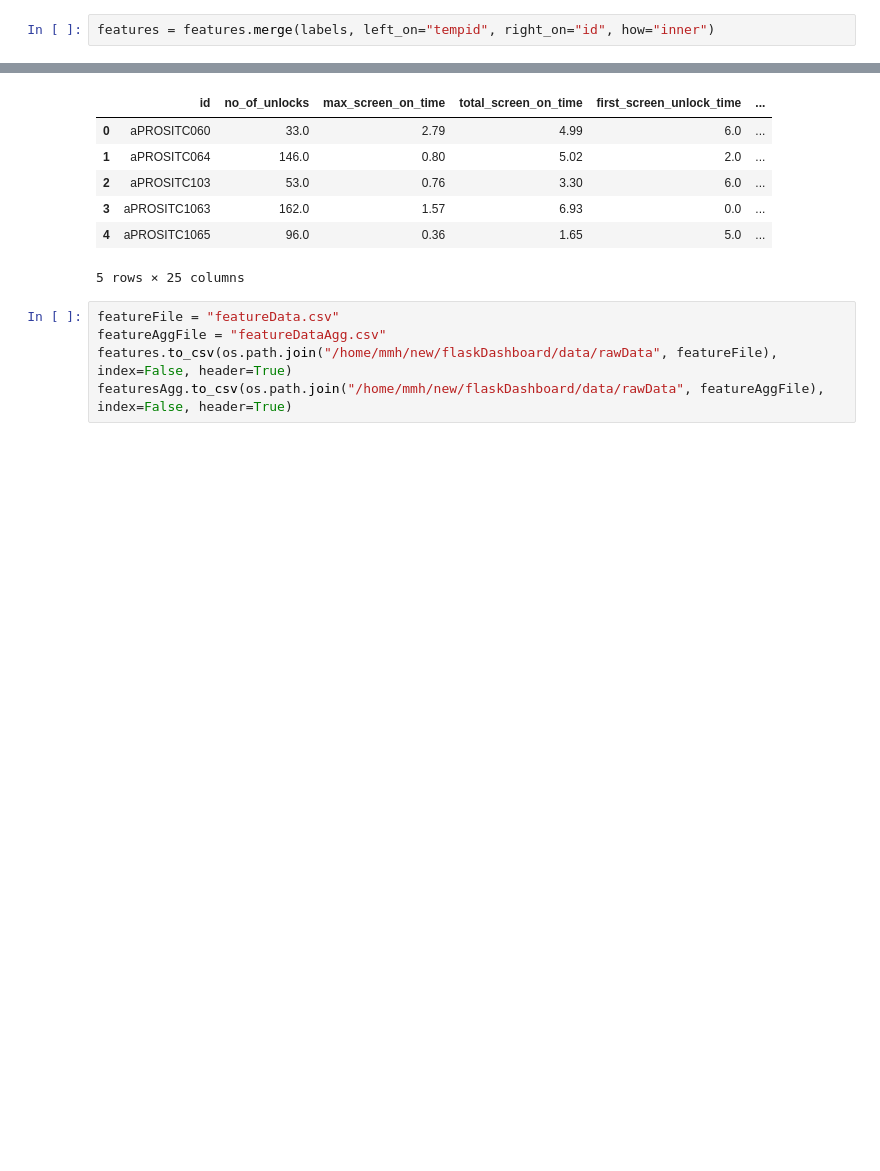
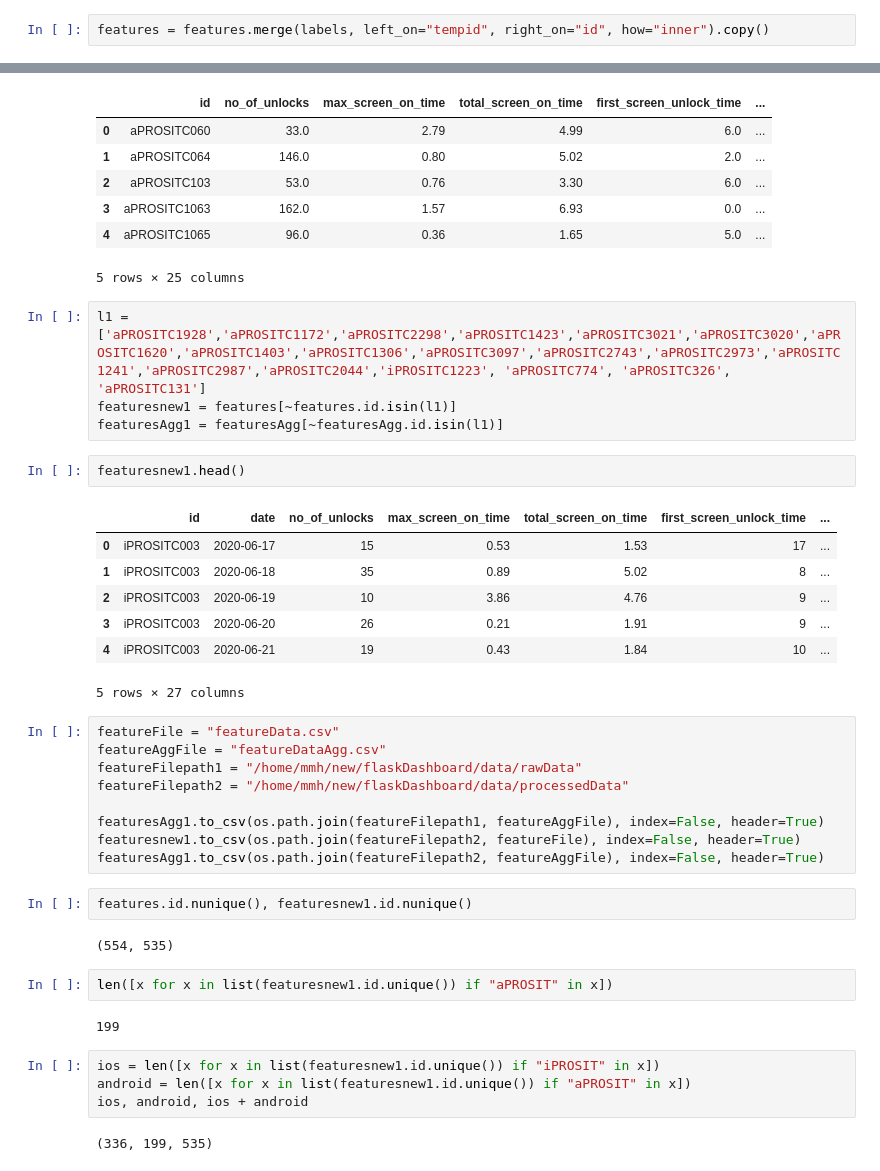
Before and after one commit to mohd-muzamil/flaskDashboard, a Jupyter notebook: preprocessing/featureEngineering/featureMergeImportant.ipynb, the cells around one changed output, grey strips where cells are left out. Drawn from its saved outputs; the diff is of its cells as text; blank space fills up the shorter version.

```diff
--- a/preprocessing/featureEngineering/featureMergeImportant.ipynb
+++ b/preprocessing/featureEngineering/featureMergeImportant.ipynb
@@ -57,7 +61,7 @@ iosFeatures.shape, androidFeatures.shape, features.shape
 # %% [output]
 ((10611, 24), (7582, 24), (18193, 24))
 # %%
-features = features.merge(labels, left_on="tempid", right_on="id", how="inner")
+features = features.merge(labels, left_on="tempid", right_on="id", how="inner").copy()
 # %%
 features.drop(["tempid", "id_y"], axis=1, inplace=True)
 # %%
@@ -122,8 +114,40 @@ featuresAgg.head()
 | 3 | aPROSITC1063 | 162.0 | 1.57 | 6.93 | 0.0 | ... |
 | 4 | aPROSITC1065 | 96.0 | 0.36 | 1.65 | 5.0 | ... |
 5 rows × 25 columns
+# %%
+l1 = ['aPROSITC1928','aPROSITC1172','aPROSITC2298','aPROSITC1423','aPROSITC3021','aPROSITC3020','aPROSITC1620','aPROSITC1403','aPROSITC1306','aPROSITC3097','aPROSITC2743','aPROSITC2973','aPROSITC1241','aPROSITC2987','aPROSITC2044','iPROSITC1223', 'aPROSITC774', 'aPROSITC326', 'aPROSITC131']
+featuresnew1 = features[~features.id.isin(l1)]
+featuresAgg1 = featuresAgg[~featuresAgg.id.isin(l1)]
+# %%
+featuresnew1.head()
+# %% [output]
+|  | id | date | no_of_unlocks | max_screen_on_time | total_screen_on_time | first_screen_unlock_time | ... |
+| 0 | iPROSITC003 | 2020-06-17 | 15 | 0.53 | 1.53 | 17 | ... |
+| 1 | iPROSITC003 | 2020-06-18 | 35 | 0.89 | 5.02 | 8 | ... |
+| 2 | iPROSITC003 | 2020-06-19 | 10 | 3.86 | 4.76 | 9 | ... |
+| 3 | iPROSITC003 | 2020-06-20 | 26 | 0.21 | 1.91 | 9 | ... |
+| 4 | iPROSITC003 | 2020-06-21 | 19 | 0.43 | 1.84 | 10 | ... |
+5 rows × 27 columns
 # %%
 featureFile = "featureData.csv"
 featureAggFile = "featureDataAgg.csv"
-features.to_csv(os.path.join("/home/mmh/new/flaskDashboard/data/rawData", featureFile), index=False, header=True)
-featuresAgg.to_csv(os.path.join("/home/mmh/new/flaskDashboard/data/rawData", featureAggFile), index=False, header=True)
+featureFilepath1 = "/home/mmh/new/flaskDashboard/data/rawData"
+featureFilepath2 = "/home/mmh/new/flaskDashboard/data/processedData"
+
+featuresAgg1.to_csv(os.path.join(featureFilepath1, featureAggFile), index=False, header=True)
+featuresnew1.to_csv(os.path.join(featureFilepath2, featureFile), index=False, header=True)
+featuresAgg1.to_csv(os.path.join(featureFilepath2, featureAggFile), index=False, header=True)
+# %%
+features.id.nunique(), featuresnew1.id.nunique()
+# %% [output]
+(554, 535)
+# %%
+len([x for x in list(featuresnew1.id.unique()) if "aPROSIT" in x])
+# %% [output]
+199
+# %%
+ios = len([x for x in list(featuresnew1.id.unique()) if "iPROSIT" in x])
+android = len([x for x in list(featuresnew1.id.unique()) if "aPROSIT" in x])
+ios, android, ios + android
+# %% [output]
+(336, 199, 535)
```
Also changed, not shown: parts of 4 cells of this notebook, 6 other files.
